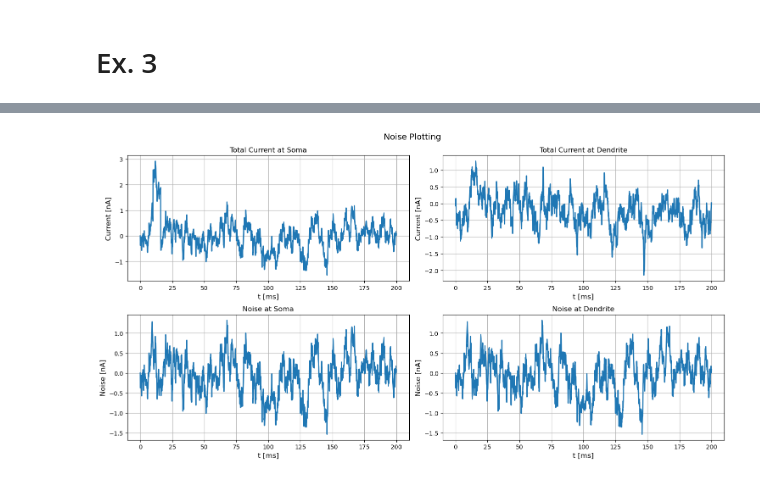
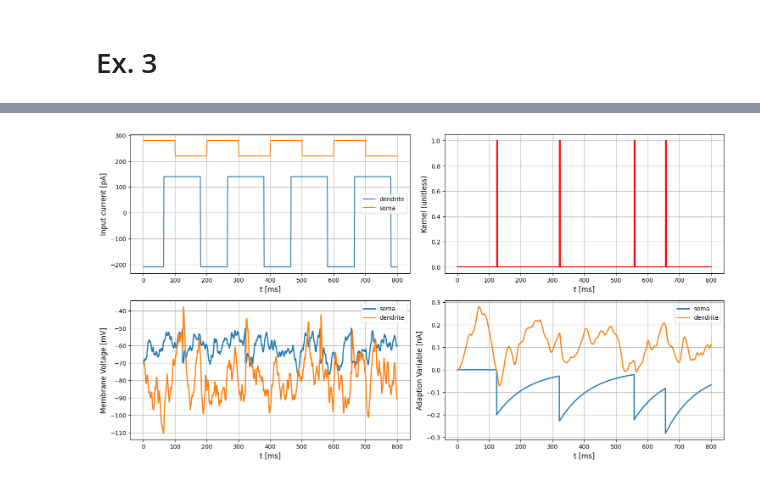
Before and after one commit to lniederhauser/neuronal_dynamics_miniproject, a Jupyter notebook: main.ipynb, the cells around one changed output, grey strips where cells are left out. Drawn from its saved outputs; the diff is of its cells as text; code cells hidden in the pictures.

```diff
--- a/main.ipynb
+++ b/main.ipynb
@@ -265,4 +310,41 @@ plot_pyramidal(state_monitor, current_s=current_soma, current_d=current_dendrite
-# %%
-plot_noise_and_noisy_currents(state_monitor, title="Noise Plotting", savefig=False)
-# %% [output]
-[figure, removed]
+# %%
+## C'est un peu deg je sais mais c'était juste pour tester si ça marchait ou pas, si on a besoin de ce genre de plot plus tard je ferai une fct
+
+time_values_ms = state_monitor.t / b2.ms
+fig, ax = plt.subplots(2, 2, figsize=(15, 8))
+
+# Plot the input currents of soma and dendrite
+ax[0,0].plot(range(0, len(current_alt_dendrite.values)) * b2.ms * 1000, current_alt_dendrite.values / b2.pA, label="dendrite")
+ax[0,0].plot(range(0, len(current_alt_soma.values)) * b2.ms * 1000, current_alt_soma.values / b2.pA, label="soma")
+ax[0, 0].set_ylabel("Input current [pA]", fontsize=12)
+ax[0, 0].set_xlabel("t [ms]", fontsize=12)
+ax[0, 0].legend()
+ax[0, 0].grid()
+
+# Plot the kernel K
+ax[0, 1].plot(time_values_ms, state_monitor[0].K, c="r", lw=2)
+ax[0, 1].set_xlabel("t [ms]", fontsize=12)
+ax[0, 1].set_ylabel("Kernel (unitless)", fontsize=12)
+ax[0, 1].grid()
+
+# Plot the Soma voltage v_s
+ax[1, 0].plot(time_values_ms, state_monitor[0].v_s / b2.mV, lw=2, label="soma")
+# Plot the dendrite voltage v_d
+ax[1, 0].plot(time_values_ms, state_monitor[0].v_d / b2.mV, lw=2, label="dendrite")
+ax[1, 0].set_ylabel("Membrane Voltage [mV]", fontsize=12)
+ax[1, 0].set_xlabel("t [ms]", fontsize=12)
+ax[1, 0].legend()
+ax[1, 0].grid()
+
+# Plot the Soma adaptive term w_s
+ax[1, 1].plot(time_values_ms, state_monitor[0].w_s /b2.nA, lw=2, label="soma")
+# Plot the dendrite adaptive term w_d
+ax[1, 1].plot(time_values_ms, state_monitor[0].w_d /b2.nA, lw=2, label="dendrite")
+ax[1, 1].set_ylabel("Adaption Variable [nA]", fontsize=12)
+ax[1, 1].set_xlabel("t [ms]", fontsize=12)
+ax[1, 1].legend()
+ax[1, 1].grid()
+
+fig.tight_layout()
+# %% [output]
+[figure, added]
```
Also changed, not shown: parts of 23 cells of this notebook, 1 other file.
